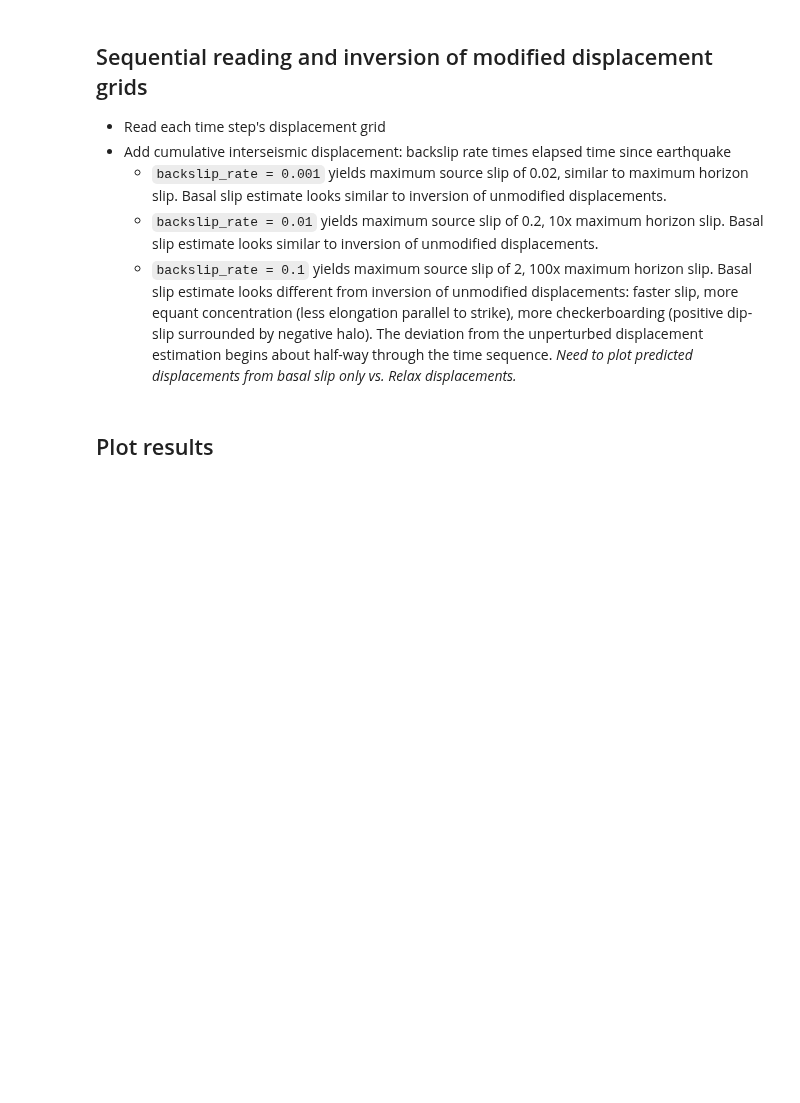
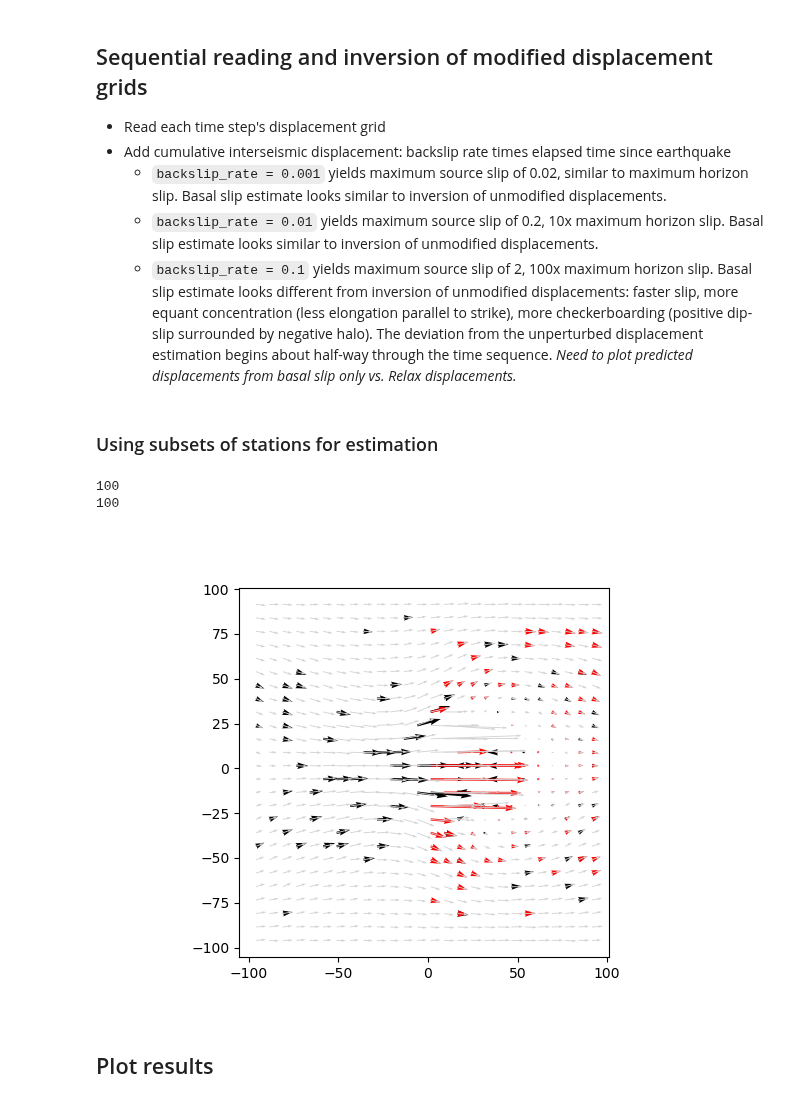
Before and after one commit to jploveless/relax_disloc, a Jupyter notebook: relax_disloc_inter_final.ipynb, the cells around one changed output. Saved outputs shown, nothing was run; the diff lists cells and outputs as text; code cells hidden in the pictures; blank space fills up the shorter version.

```diff
--- a/relax_disloc_inter_final.ipynb
+++ b/relax_disloc_inter_final.ipynb
@@ -215,7 +215,7 @@ unit_inter_disp = disp_mat[:, :, 0:2, :].reshape((-1, 6)).dot(backslip_vec.flatt
 # 0.01 = 1 unit in 100 years
 # 0.05 = 1 unit in 20 years
 # 0.1 = 1 unit in 10 years
-backslip_rate = 0.02
+backslip_rate = 0.01
 
 # Allocate space for estimated slip and predicted displacements
 est_slip = np.zeros((3*ntri, n_times))
@@ -255,3 +255,28 @@ for i in range(n_times):
     pred_disp_source[:, i] = disp_mat_full[:, :, 0:nsource_tri, :].reshape((-1, 3*nsource_tri)).dot(est_slip[0:3*nsource_tri, i])
     # Predict displacement from basal horizon slip
     pred_disp_horiz[:, i] = disp_mat_full[:, :, nsource_tri:, :].reshape((-1, 3*nhoriz_tri)).dot(est_slip[3*nsource_tri:, i])
+# %% [markdown]
+### Using subsets of stations for estimation
+# %%
+# Fixed random seed for reproducibility
+full_seed = np.random.default_rng(10)
+# Random station index
+n_subset = 100
+latp = 1 - np.abs(obsg[:, 1])/100
+latp = latp/np.sum(latp)
+rsubset = np.sort(full_seed.choice(len(disp_array), n_subset, replace=False, p=latp))
+
+zero_x_index = np.where(obsg[:, 0] >= 0)[0]
+latp_h = 1 - np.abs(obsg[zero_x_index, 1])/100
+latp_h = latp_h/np.sum(latp_h)
+# Random station index, hanging wall only
+rsubset_h = np.sort(full_seed.choice(zero_x_index, n_subset, replace=False, p=latp_h))
+
+# Three-component indices
+rsubset_idx3 = celeri.get_3component_index(rsubset)
+rsubset_h_idx3 = celeri.get_3component_index(rsubset_h)
+print(len(np.unique(rsubset)))
+print(len(np.unique(rsubset_h)))
+# %% [output]
+100
+100
@@ -258,3 +341,22 @@ for i in range(n_times):
+# %%
+fig, ax = plt.subplots()
+# ax.plot(obsg[rsubset, 0], obsg[rsubset, 1], '^k')
+ax.quiver(obsg[rsubset, 0], obsg[rsubset, 1], disp_array_rsubset[:, 0], disp_array_rsubset[:, 1], color='k', scale=1)
+inter_disp_rsubset = unit_inter_disp[rsubset_idx3]
+
+# ax.quiver(obsg[rsubset, 0], obsg[rsubset, 1], inter_disp_rsubset[0::3], inter_disp_rsubset[1::3], color='b', scale=1)
+# ax.quiver(obsg[:, 0], obsg[:, 1], unit_inter_disp[0::3], unit_inter_disp[1::3], color='cyan', scale=1)
+
+
+# ax.quiver(obsg[rsubset, 0], obsg[rsubset, 1], data_vector_rsubset[0:3*n_subset:3], data_vector_rsubset[1:3*n_subset:3], color='k', scale=1)
+# ax.plot(obsg[rsubset_h, 0], obsg[rsubset_h, 1], '.r')
+ax.quiver(obsg[rsubset_h, 0], obsg[rsubset_h, 1], data_vector_rsubset_h[0:3*n_subset:3], data_vector_rsubset_h[1:3*n_subset:3], color='r', scale=1)
+ax.quiver(obsg[:, 0], obsg[:, 1], data_vector[0:source_row_start:3], data_vector[1:source_row_start:3], color='lightgray', scale=1)
+
+ax.set_aspect("equal")
+plt.show()
+# %% [output]
+[figure, added]
 # %% [markdown]
 ## Plot results
 # %% [markdown]
```
Also changed, not shown: parts of 9 cells of this notebook, 1 other file.
